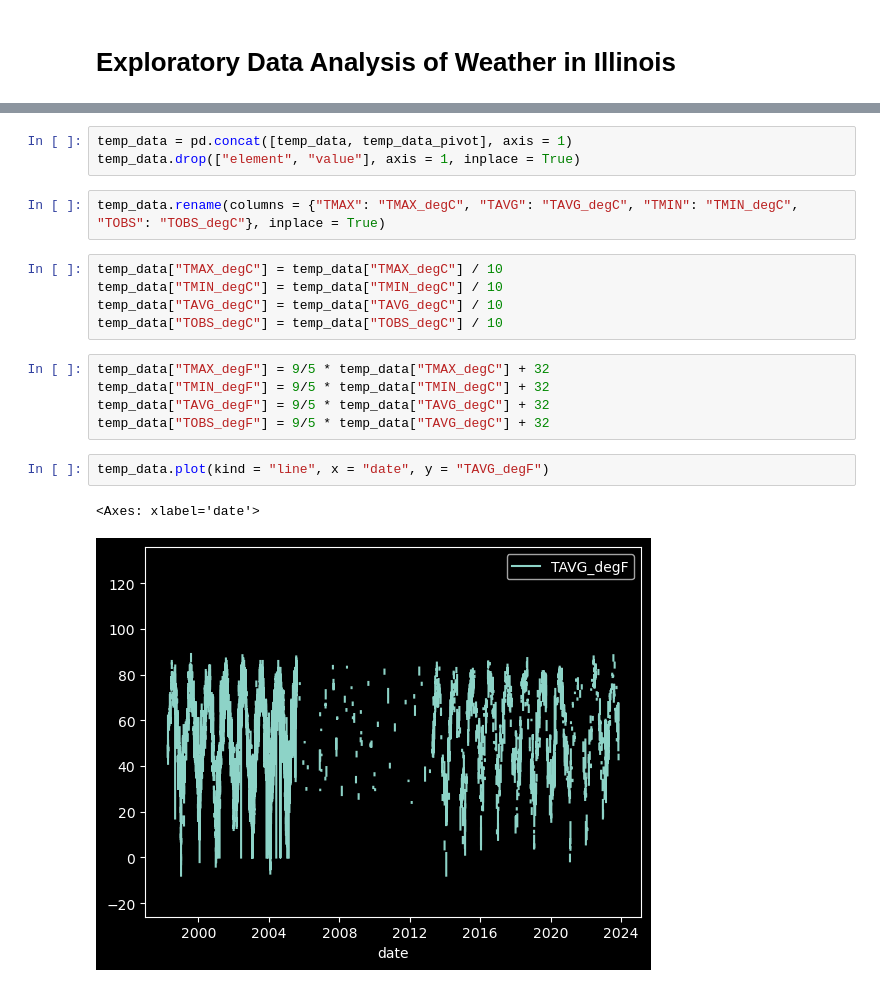
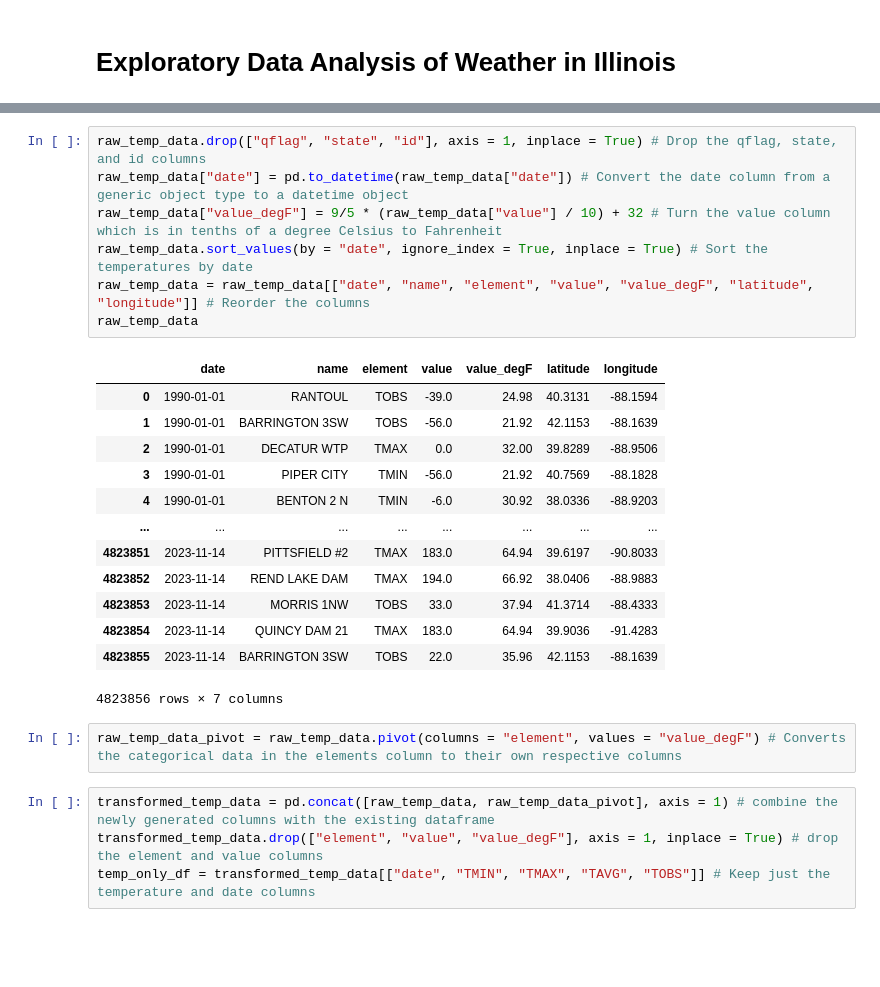
Before and after one commit to hfactor13/IllinoisWeather, a Jupyter notebook: weather_analysis.ipynb, the cells around one changed output, grey strips where cells are left out. Cells and saved outputs as stored; diff of their text form; blank space fills up the shorter version.

```diff
--- a/weather_analysis.ipynb
+++ b/weather_analysis.ipynb
@@ -34,20 +30,27 @@ temp_data_pivot = temp_data.pivot(columns = "element", values = "value")
-# %%
-temp_data = pd.concat([temp_data, temp_data_pivot], axis = 1)
-temp_data.drop(["element", "value"], axis = 1, inplace = True)
-# %%
-temp_data.rename(columns = {"TMAX": "TMAX_degC", "TAVG": "TAVG_degC", "TMIN": "TMIN_degC", "TOBS": "TOBS_degC"}, inplace = True)
-# %%
-temp_data["TMAX_degC"] = temp_data["TMAX_degC"] / 10
-temp_data["TMIN_degC"] = temp_data["TMIN_degC"] / 10
-temp_data["TAVG_degC"] = temp_data["TAVG_degC"] / 10
-temp_data["TOBS_degC"] = temp_data["TOBS_degC"] / 10
-# %%
-temp_data["TMAX_degF"] = 9/5 * temp_data["TMAX_degC"] + 32
-temp_data["TMIN_degF"] = 9/5 * temp_data["TMIN_degC"] + 32
-temp_data["TAVG_degF"] = 9/5 * temp_data["TAVG_degC"] + 32
-temp_data["TOBS_degF"] = 9/5 * temp_data["TAVG_degC"] + 32
-# %%
-temp_data.plot(kind = "line", x = "date", y = "TAVG_degF")
-# %% [output]
-<Axes: xlabel='date'>
-[figure, removed]
+# %%
+raw_temp_data.drop(["qflag", "state", "id"], axis = 1, inplace = True) # Drop the qflag, state, and id columns
+raw_temp_data["date"] = pd.to_datetime(raw_temp_data["date"]) # Convert the date column from a generic object type to a datetime object
+raw_temp_data["value_degF"] = 9/5 * (raw_temp_data["value"] / 10) + 32 # Turn the value column which is in tenths of a degree Celsius to Fahrenheit
+raw_temp_data.sort_values(by = "date", ignore_index = True, inplace = True) # Sort the temperatures by date
+raw_temp_data = raw_temp_data[["date", "name", "element", "value", "value_degF", "latitude", "longitude"]] # Reorder the columns
+raw_temp_data
+# %% [output]
+|  | date | name | element | value | value_degF | latitude | longitude |
+| 0 | 1990-01-01 | RANTOUL | TOBS | -39.0 | 24.98 | 40.3131 | -88.1594 |
+| 1 | 1990-01-01 | BARRINGTON 3SW | TOBS | -56.0 | 21.92 | 42.1153 | -88.1639 |
+| 2 | 1990-01-01 | DECATUR WTP | TMAX | 0.0 | 32.00 | 39.8289 | -88.9506 |
+| 3 | 1990-01-01 | PIPER CITY | TMIN | -56.0 | 21.92 | 40.7569 | -88.1828 |
+| 4 | 1990-01-01 | BENTON 2 N | TMIN | -6.0 | 30.92 | 38.0336 | -88.9203 |
+| ... | ... | ... | ... | ... | ... | ... | ... |
+| 4823851 | 2023-11-14 | PITTSFIELD #2 | TMAX | 183.0 | 64.94 | 39.6197 | -90.8033 |
+| 4823852 | 2023-11-14 | REND LAKE DAM | TMAX | 194.0 | 66.92 | 38.0406 | -88.9883 |
+| 4823853 | 2023-11-14 | MORRIS 1NW | TOBS | 33.0 | 37.94 | 41.3714 | -88.4333 |
+| 4823854 | 2023-11-14 | QUINCY DAM 21 | TMAX | 183.0 | 64.94 | 39.9036 | -91.4283 |
+| 4823855 | 2023-11-14 | BARRINGTON 3SW | TOBS | 22.0 | 35.96 | 42.1153 | -88.1639 |
+4823856 rows × 7 columns
+# %%
+raw_temp_data_pivot = raw_temp_data.pivot(columns = "element", values = "value_degF") # Converts the categorical data in the elements column to their own respective columns
+# %%
+transformed_temp_data = pd.concat([raw_temp_data, raw_temp_data_pivot], axis = 1) # combine the newly generated columns with the existing dataframe
+transformed_temp_data.drop(["element", "value", "value_degF"], axis = 1, inplace = True) # drop the element and value columns
+temp_only_df = transformed_temp_data[["date", "TMIN", "TMAX", "TAVG", "TOBS"]] # Keep just the temperature and date columns
```
Also changed, not shown: parts of 12 cells of this notebook.
